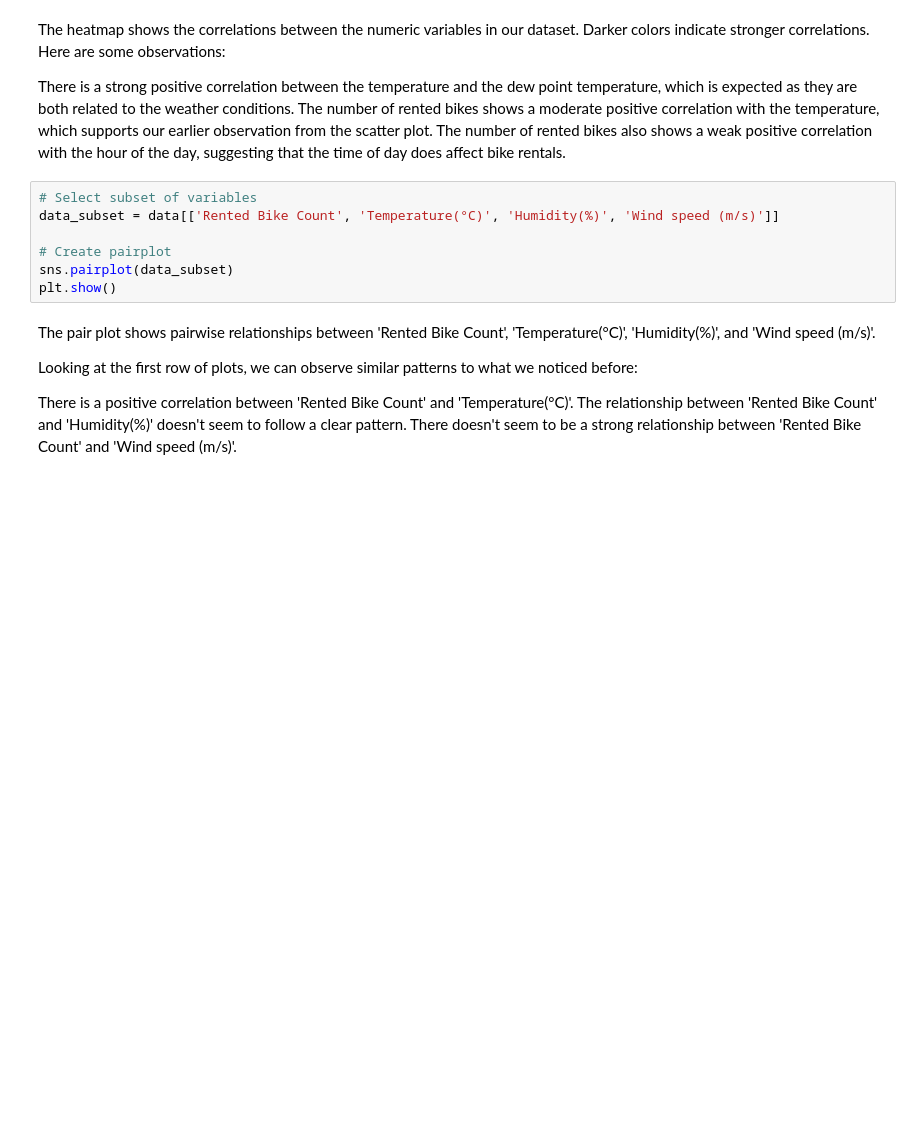
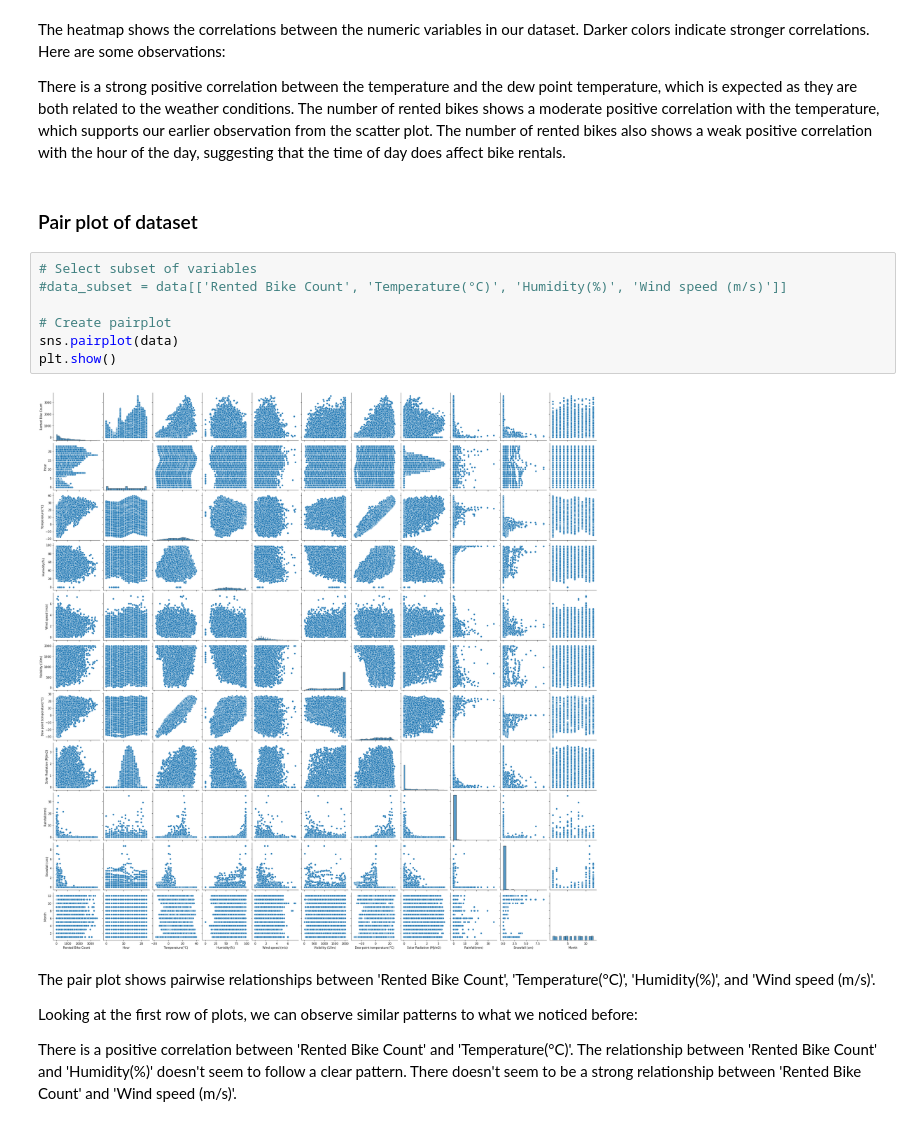
Before and after one commit to sudhir-singh94/Regression_Seoul_Bike_Data, a Jupyter notebook: Regression_Seoul_Bike_Data.ipynb, the cells around one changed output. Drawn from its saved outputs; the diff is of its cells as text; blank space fills up the shorter version.

```diff
--- a/Regression_Seoul_Bike_Data.ipynb
+++ b/Regression_Seoul_Bike_Data.ipynb
@@ -473,13 +477,17 @@ The heatmap shows the correlations between the numeric variables in our dataset.
 There is a strong positive correlation between the temperature and the dew point temperature, which is expected as they are both related to the weather conditions.
 The number of rented bikes shows a moderate positive correlation with the temperature, which supports our earlier observation from the scatter plot.
 The number of rented bikes also shows a weak positive correlation with the hour of the day, suggesting that the time of day does affect bike rentals.
+# %% [markdown]
+### Pair plot of dataset
 # %%
 # Select subset of variables
-data_subset = data[['Rented Bike Count', 'Temperature(°C)', 'Humidity(%)', 'Wind speed (m/s)']]
+#data_subset = data[['Rented Bike Count', 'Temperature(°C)', 'Humidity(%)', 'Wind speed (m/s)']]
 
 # Create pairplot
-sns.pairplot(data_subset)
+sns.pairplot(data)
 plt.show()
+# %% [output]
+[figure, added]
 # %% [markdown]
 The pair plot shows pairwise relationships between 'Rented Bike Count', 'Temperature(°C)', 'Humidity(%)', and 'Wind speed (m/s)'.
 
```
Also changed, not shown: parts of 25 cells of this notebook.
